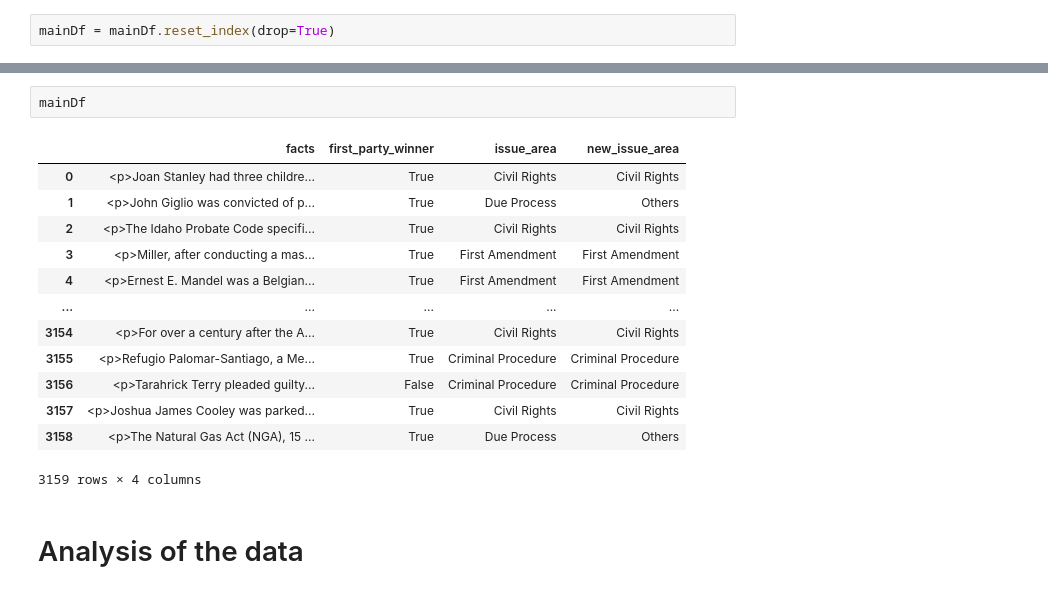
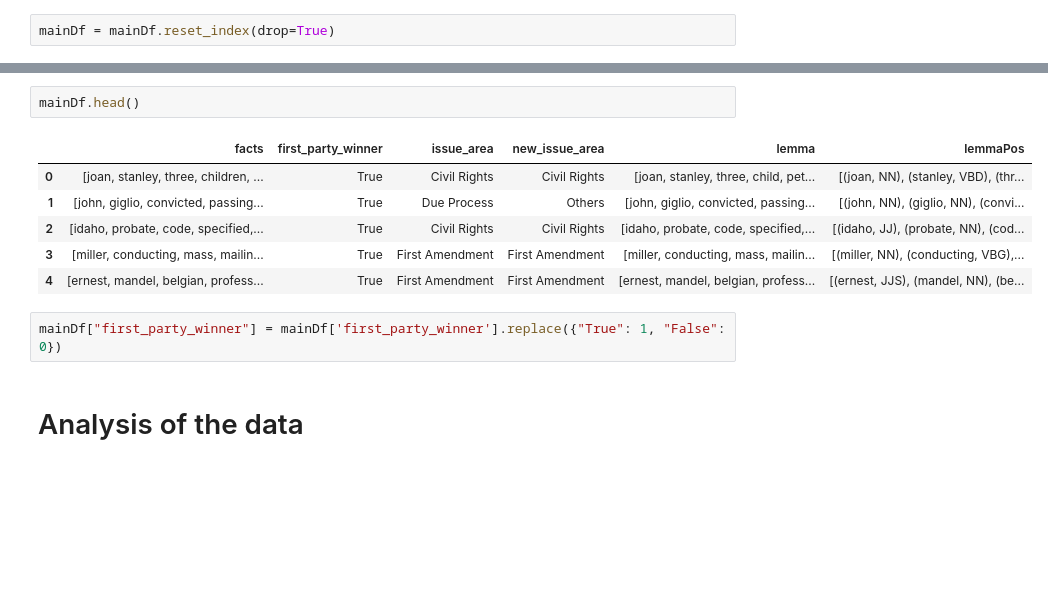
Before and after one commit to CarolinaOliveira001/SupremeCourtJudgementPrediction, a Jupyter notebook: code.ipynb, the cells around one changed output, grey strips where cells are left out. Drawn from its saved outputs; the diff is of its cells as text; blank space fills up the shorter version.

```diff
--- a/code.ipynb
+++ b/code.ipynb
@@ -71,19 +29,14 @@ mainDf["new_issue_area"] = mainDf['issue_area'].replace({"Due Process": "Others"
 # %%
-mainDf
+mainDf.head()
 # %% [output]
-|  | facts | first_party_winner | issue_area | new_issue_area |
-| 0 | <p>Joan Stanley had three childre... | True | Civil Rights | Civil Rights |
-| 1 | <p>John Giglio was convicted of p... | True | Due Process | Others |
-| 2 | <p>The Idaho Probate Code specifi... | True | Civil Rights | Civil Rights |
-| 3 | <p>Miller, after conducting a mas... | True | First Amendment | First Amendment |
-| 4 | <p>Ernest E. Mandel was a Belgian... | True | First Amendment | First Amendment |
-| ... | ... | ... | ... | ... |
-| 3154 | <p>For over a century after the A... | True | Civil Rights | Civil Rights |
-| 3155 | <p>Refugio Palomar-Santiago, a Me... | True | Criminal Procedure | Criminal Procedure |
-| 3156 | <p>Tarahrick Terry pleaded guilty... | False | Criminal Procedure | Criminal Procedure |
-| 3157 | <p>Joshua James Cooley was parked... | True | Civil Rights | Civil Rights |
-| 3158 | <p>The Natural Gas Act (NGA), 15 ... | True | Due Process | Others |
+|  | facts | first_party_winner | issue_area | new_issue_area | lemma | lemmaPos |
+| 0 | [joan, stanley, three, children, ... | True | Civil Rights | Civil Rights | [joan, stanley, three, child, pet... | [(joan, NN), (stanley, VBD), (thr... |
+| 1 | [john, giglio, convicted, passing... | True | Due Process | Others | [john, giglio, convicted, passing... | [(john, NN), (giglio, NN), (convi... |
+| 2 | [idaho, probate, code, specified,... | True | Civil Rights | Civil Rights | [idaho, probate, code, specified,... | [(idaho, JJ), (probate, NN), (cod... |
+| 3 | [miller, conducting, mass, mailin... | True | First Amendment | First Amendment | [miller, conducting, mass, mailin... | [(miller, NN), (conducting, VBG),... |
+| 4 | [ernest, mandel, belgian, profess... | True | First Amendment | First Amendment | [ernest, mandel, belgian, profess... | [(ernest, JJS), (mandel, NN), (be... |
-3159 rows × 4 columns
+# %%
+mainDf["first_party_winner"] = mainDf['first_party_winner'].replace({"True": 1, "False": 0})
 # %% [markdown]
 # Analysis of the data
 # %% [markdown]
```
Also changed, not shown: parts of 45 cells of this notebook, 3 other files.
